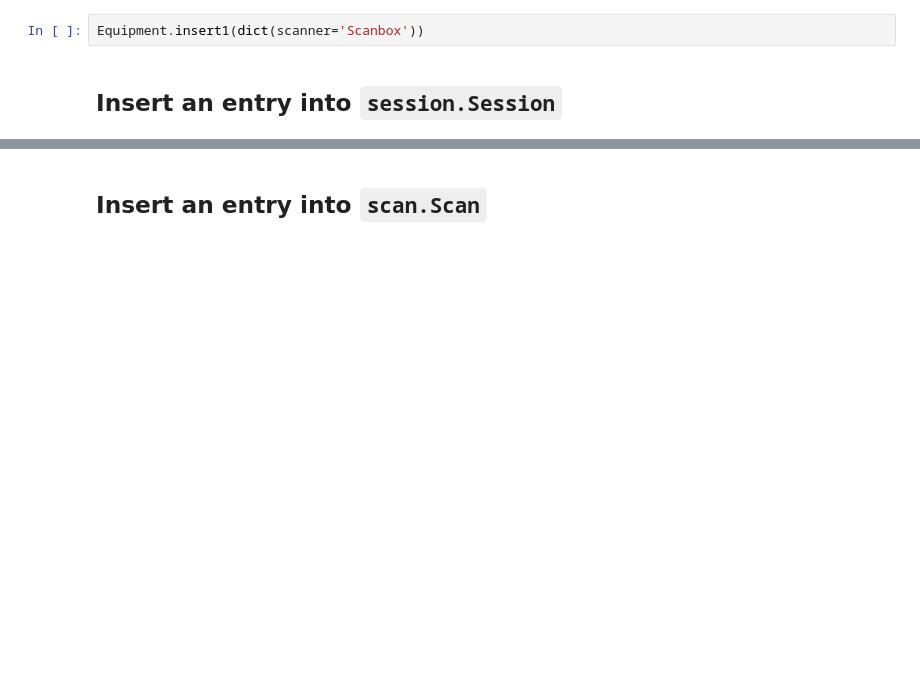
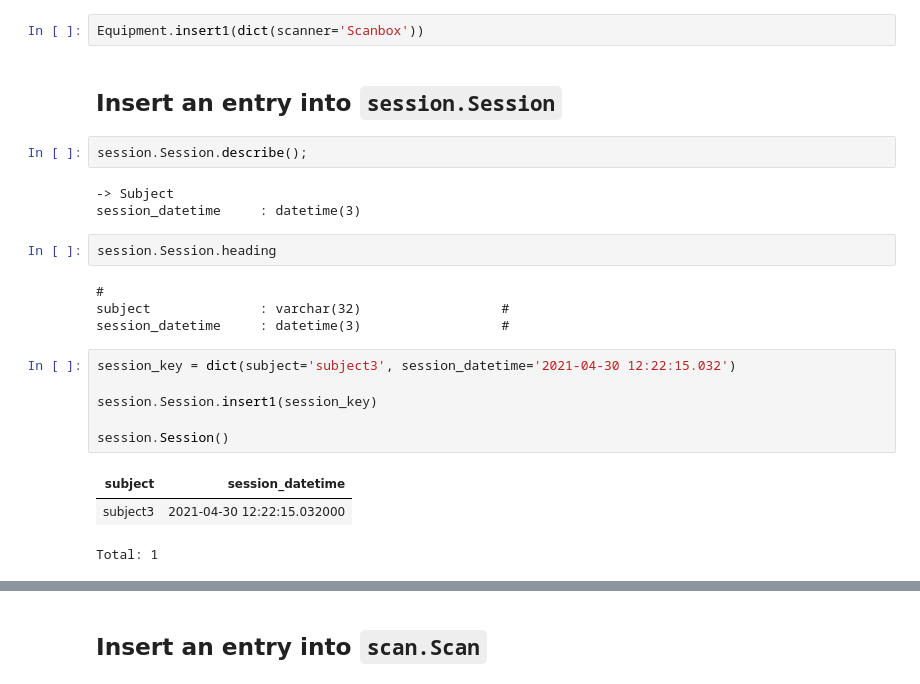
Before and after one commit to datajoint/element-calcium-imaging, a Jupyter notebook: notebooks/03-process.ipynb, the cells around one changed output, grey strips where cells are left out. Drawn from its saved outputs; the diff is of its cells as text; blank space fills up the shorter version.

```diff
--- a/notebooks/03-process.ipynb
+++ b/notebooks/03-process.ipynb
@@ -45,3 +52,24 @@ subject.Subject.insert1(dict(subject='subject3',
 Equipment.insert1(dict(scanner='Scanbox'))
 # %% [markdown]
 ## Insert an entry into `session.Session`
+# %%
+session.Session.describe();
+# %% [output]
+-> Subject
+session_datetime     : datetime(3)
+# %%
+session.Session.heading
+# %% [output]
+#
+subject              : varchar(32)                  #
+session_datetime     : datetime(3)                  #
+# %%
+session_key = dict(subject='subject3', session_datetime='2021-04-30 12:22:15.032')
+
+session.Session.insert1(session_key)
+
+session.Session()
+# %% [output]
+| subject | session_datetime |
+| subject3 | 2021-04-30 12:22:15.032000 |
+Total: 1
```
Also changed, not shown: parts of 39 cells of this notebook.
